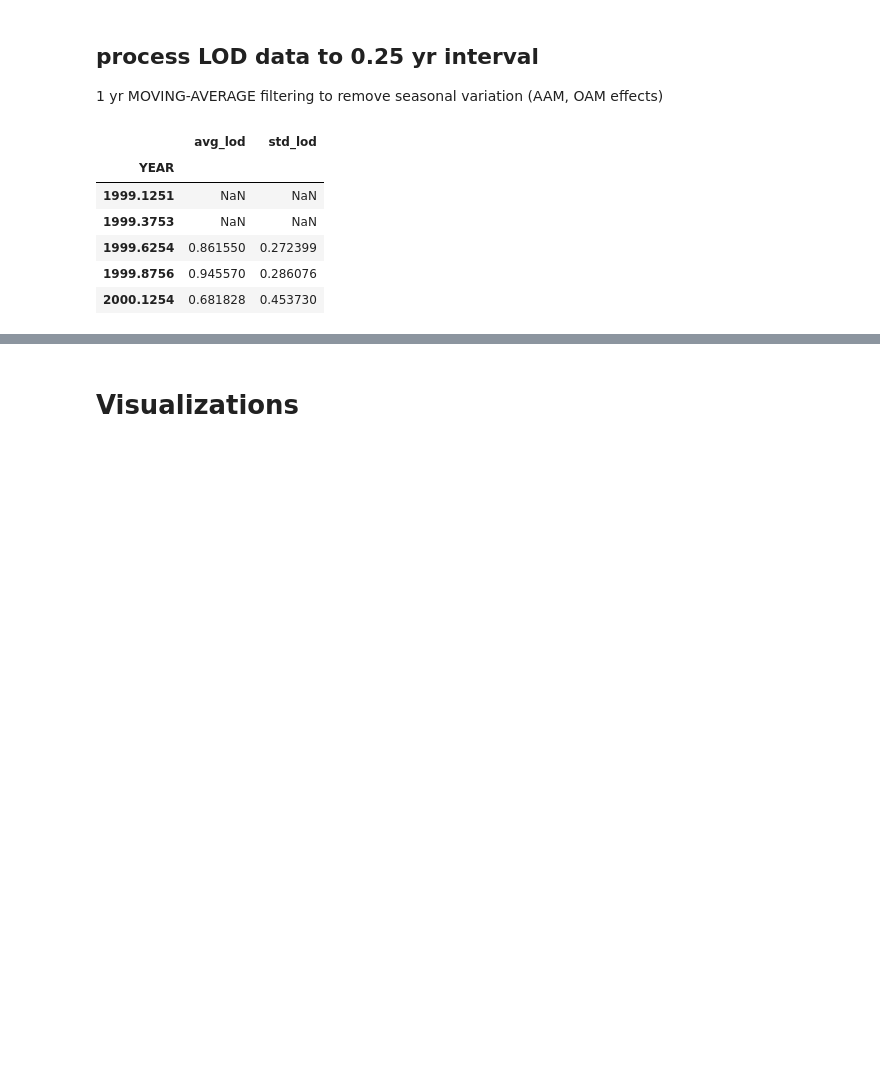
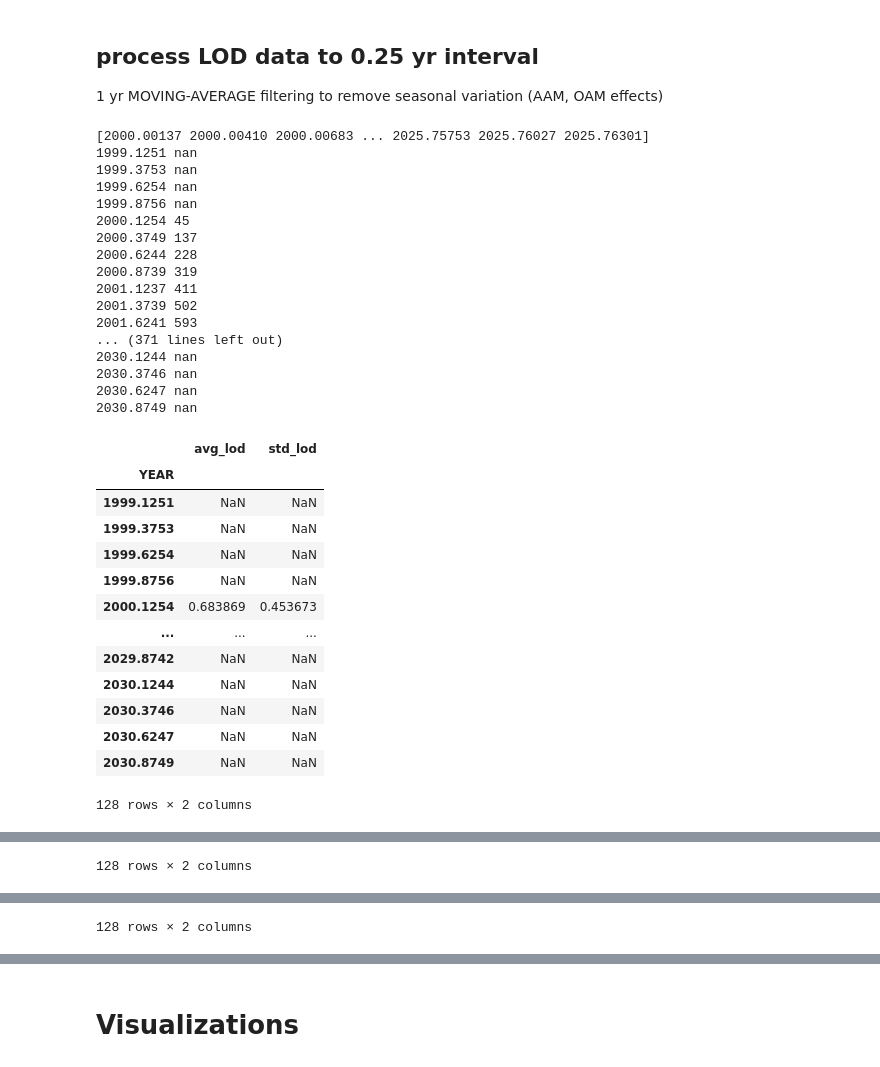
Before and after one commit to satshout/EKF-RNN_B_LOD_LDT, a Jupyter notebook: code/2025_1105_processLODdata.ipynb, the cells around one changed output, grey strips where cells are left out. Cells and saved outputs as stored; diff of their text form; code cells hidden in the pictures; blank space fills up the shorter version.

```diff
--- a/code/2025_1105_processLODdata.ipynb
+++ b/code/2025_1105_processLODdata.ipynb
@@ -132,5 +79,5 @@ def read_nasa_data(file_path):
 # %%
-read_src = "../MCM2024/raw/iers_C04_daily_raw_2000-2025.lod"
+read_src = "../data/raw/iers_C04_daily_raw_2000-2025.lod"
 lod_raw_df = read_iers_data(read_src)
 lod_raw_df.head()
 # %% [output]
@@ -141,7 +88,7 @@ lod_raw_df.head()
 | 3 | 2000 | 1 | 4 | 0.5441 | 0.0258 | 2000-01-04 | 2000.009563 |
 | 4 | 2000 | 1 | 5 | 0.4369 | 0.0243 | 2000-01-05 | 2000.012295 |
 # %%
-read_src = "../MCM2024/raw/iers_C04_daily_rmTidal_2000-2025.lod"
+read_src = "../data/raw/iers_C04_daily_rmTidal_2000-2025.lod"
 lod_rmT_df = read_iers_data(read_src)
 lod_rmT_df.head()
 # %% [output]
@@ -236,3 +183,26 @@ def interpolate_to_quarterly(df_daily, target_times, value_col='lod', time_col='
+# %%
+def get_derivative(df, dt=0.25, value_col='avg_lod', std_col='std_lod'):
+    """
+    Calculate the time derivative of the specified column in the DataFrame.
+
+    Args:
+        df (pd.DataFrame): Input DataFrame with a time index.
+        dt (float): Time step for the derivative calculation.
+        value_col (str): Column name for which to calculate the derivative.
+        std_col (str): Column name for the standard deviation (D(std)/DT = sqrt(std(t)**2 + std(t-1)**2)/dt**2).
+
+    Returns:
+        pd.DataFrame: DataFrame containing the derivative values.
+    """
+    df_derivative = df.copy()
+    df_derivative[value_col] = df_derivative[value_col].diff() / dt
+    df_derivative[std_col] = np.sqrt(
+        df_derivative[std_col]**2 + df_derivative[std_col].shift(1)**2
+    ) / dt
+
+    df_derivative.index += dt  # シフトによるインデックスのズレを補正
+
+    return df_derivative
 # %%
 # --- データの前処理 (前回の結果を使用) ---
 # df_daily (日次データフレーム) が前回の実行により準備されていると仮定
@@ -252,40 +222,74 @@ target_times = [1999.1251, 1999.3753, 1999.6254, 1999.8756,
                 2010.1244, 2010.3746, 2010.6247, 2010.8749,
                 2011.1251, 2011.3753, 2011.6254, 2011.8756,
                 2012.1254, 2012.3749, 2012.6244, 2012.8739,
                 2013.1237, 2013.3739, 2013.6241, 2013.8742,
                 2014.1244, 2014.3746, 2014.6247, 2014.8749,
                 2015.1251, 2015.3753, 2015.6254, 2015.8756,
                 2016.1254, 2016.3749, 2016.6244, 2016.8739,
                 2017.1237, 2017.3739, 2017.6241, 2017.8742,
                 2018.1244, 2018.3746, 2018.6247, 2018.8749,
                 2019.1251, 2019.3753, 2019.6254, 2019.8756,
                 2020.1254, 2020.3749, 2020.6244, 2020.8739,
                 2021.1237, 2021.3739, 2021.6241, 2021.8742,
                 2022.1244, 2022.3746, 2022.6247, 2022.8749,
                 2023.1251, 2023.3753, 2023.6254, 2023.8756,
                 2024.1254, 2024.3749, 2024.6244, 2024.8739,
                 2025.1237, 2025.3739, 2025.6241, 2025.8742,
                 2026.1244, 2026.3746, 2026.6247, 2026.8749,
                 2027.1251, 2027.3753, 2027.6254, 2027.8756,
                 2028.1254, 2028.3749, 2028.6244, 2028.8739,
                 2029.1237, 2029.3739, 2029.6241, 2029.8742,
                 2030.1244, 2030.3746, 2030.6247, 2030.8749]
 target_times = np.array(target_times)
 
 # 関数を実行
-lod_raw_qave = interpolate_to_quarterly(lod_raw_df, target_times, value_col='lod')
-lod_rmT_qave = interpolate_to_quarterly(lod_rmT_df, target_times, value_col='lod')
+lod_raw_filtered = get_moving_average(lod_raw_df, lod_rmT_df['Fractional_Year'], value_col='lod')
+lod_rmT_filtered = get_moving_average(lod_rmT_df, lod_rmT_df['Fractional_Year'], value_col='lod')
+lod_rmT_qaverage = get_moving_average(lod_rmT_df, target_times, value_col='lod')
+lod_raw_fquarter = get_sampling(lod_raw_filtered, target_times)
+lod_rmT_fquarter = get_sampling(lod_rmT_filtered, target_times)
 
-display(lod_raw_qave.head())
-display(lod_rmT_qave.head())
+daily = lod_raw_df['Fractional_Year'].diff().mean() # 1 day in year
+DlodDT_rmT_filtered = get_derivative(lod_rmT_filtered, dt=daily, value_col='avg_lod', std_col='std_lod')
+DlodDT_rmT_fquarter = get_sampling(DlodDT_rmT_filtered, target_times) # std is too large due to small dt
+
+DlodDT_rmT_qaverage = get_derivative(lod_rmT_qaverage, dt=0.25, value_col='avg_lod', std_col='std_lod')
+
+display(lod_raw_fquarter)
+display(lod_rmT_fquarter)
+display(DlodDT_rmT_fquarter)
 # %% [output]
+[2000.00137 2000.00410 2000.00683 ... 2025.75753 2025.76027 2025.76301]
+1999.1251 nan
+1999.3753 nan
+1999.6254 nan
+1999.8756 nan
+2000.1254 45
+2000.3749 137
+2000.6244 228
+2000.8739 319
+2001.1237 411
+2001.3739 502
+2001.6241 593
+... (371 lines left out)
+2030.1244 nan
+2030.3746 nan
+2030.6247 nan
+2030.8749 nan
 |  | avg_lod | std_lod |
 | YEAR |  |  |
 | 1999.1251 | NaN | NaN |
 | 1999.3753 | NaN | NaN |
-| 1999.6254 | 0.861550 | 0.272399 |
-| 1999.8756 | 0.945570 | 0.286076 |
-| 2000.1254 | 0.681828 | 0.453730 |
+| 1999.6254 | NaN | NaN |
+| 1999.8756 | NaN | NaN |
+| 2000.1254 | 0.683869 | 0.453673 |
+| ... | ... | ... |
+| 2029.8742 | NaN | NaN |
+| 2030.1244 | NaN | NaN |
+| 2030.3746 | NaN | NaN |
+| 2030.6247 | NaN | NaN |
+| 2030.8749 | NaN | NaN |
+128 rows × 2 columns
 |  | avg_lod | std_lod |
 | YEAR |  |  |
 | 1999.1251 | NaN | NaN |
@@ -295,0 +306 @@ display(lod_rmT_qave.head())
+128 rows × 2 columns
@@ -296,3 +320,4 @@ display(lod_rmT_qave.head())
+128 rows × 2 columns
 # %%
 # プロット
 plt.figure(figsize=(24, 12))
```
Also changed, not shown: parts of 12 cells of this notebook, 2 other files.
